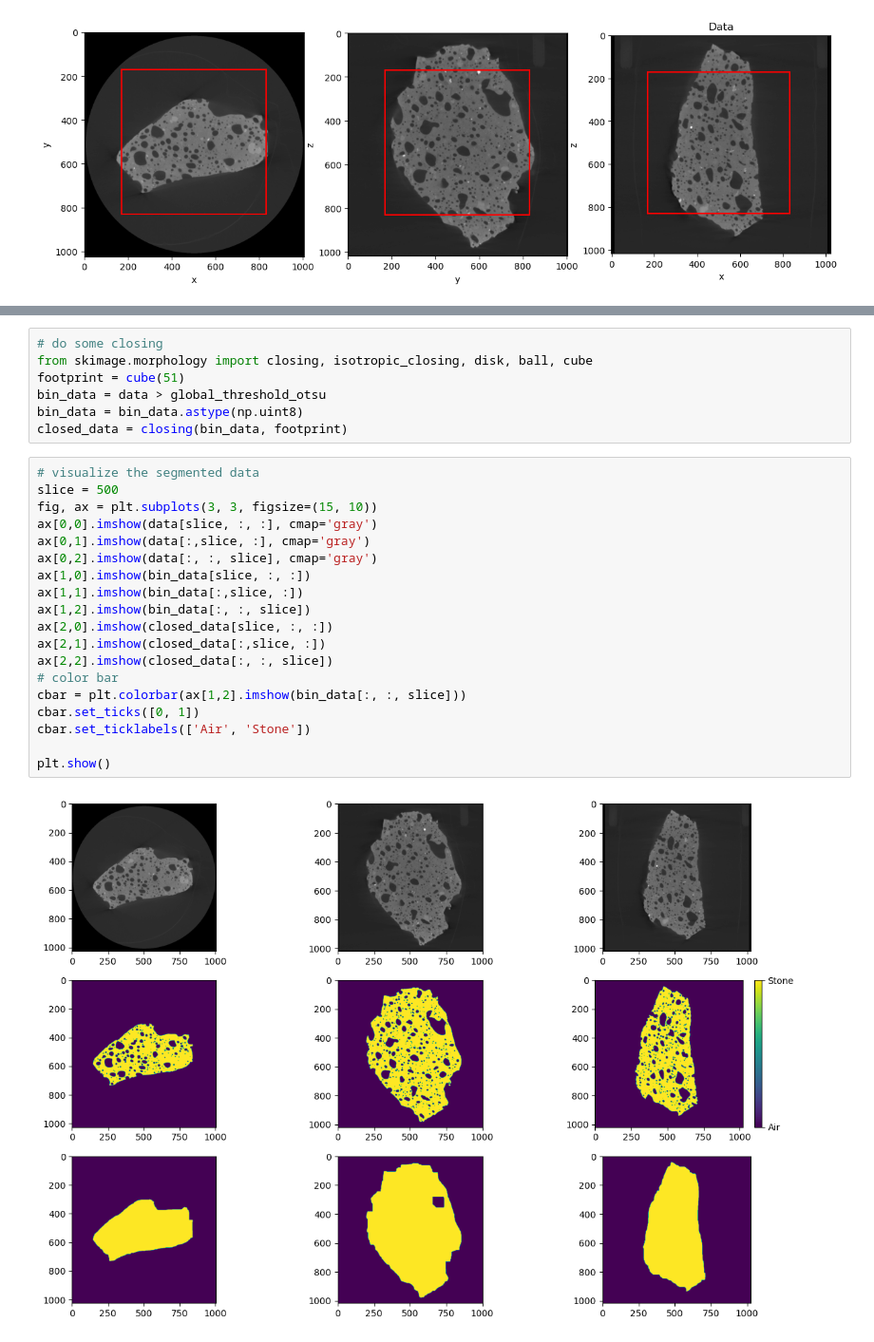
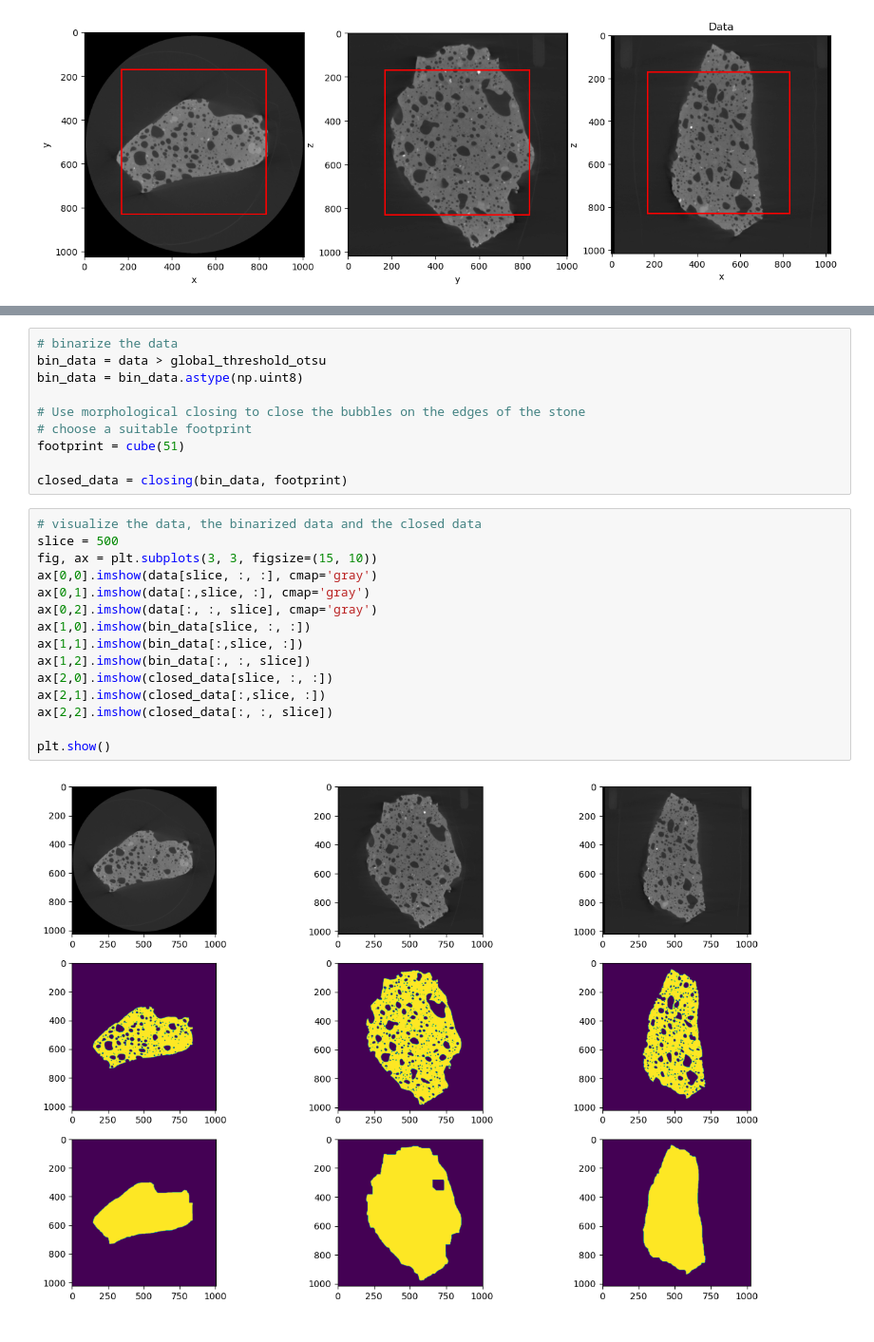
Before and after one commit to s185231/HPC3D_project, a Jupyter notebook: code/get_mask.ipynb, the cells around one changed output, grey strips where cells are left out. Shown at 95% size. Drawn from its saved outputs; the diff is of its cells as text.

```diff
--- a/code/get_mask.ipynb
+++ b/code/get_mask.ipynb
@@ -114,31 +101,30 @@ segmented_data[data_krystal] = 2
-# %%
-# do some closing
-from skimage.morphology import closing, isotropic_closing, disk, ball, cube
-footprint = cube(51)
-bin_data = data > global_threshold_otsu
-bin_data = bin_data.astype(np.uint8)
-closed_data = closing(bin_data, footprint)
+# %%
+# binarize the data
+bin_data = data > global_threshold_otsu
+bin_data = bin_data.astype(np.uint8)
+
+# Use morphological closing to close the bubbles on the edges of the stone
+# choose a suitable footprint
+footprint = cube(51)
+
+closed_data = closing(bin_data, footprint)
 # %%
-# visualize the segmented data
+# visualize the data, the binarized data and the closed data
 slice = 500
 fig, ax = plt.subplots(3, 3, figsize=(15, 10))
 ax[0,0].imshow(data[slice, :, :], cmap='gray')
 ax[0,1].imshow(data[:,slice, :], cmap='gray')
 ax[0,2].imshow(data[:, :, slice], cmap='gray')
 ax[1,0].imshow(bin_data[slice, :, :])
 ax[1,1].imshow(bin_data[:,slice, :])
 ax[1,2].imshow(bin_data[:, :, slice])
 ax[2,0].imshow(closed_data[slice, :, :])
 ax[2,1].imshow(closed_data[:,slice, :])
 ax[2,2].imshow(closed_data[:, :, slice])
-# color bar
-cbar = plt.colorbar(ax[1,2].imshow(bin_data[:, :, slice]))
-cbar.set_ticks([0, 1])
-cbar.set_ticklabels(['Air', 'Stone'])
 
 plt.show()
 # %% [output]
-[figure, old version]
+[figure, new version]
 # %%
 # save the bin data
 file_name = 'bin_data.tiff'
```
Also changed, not shown: parts of 5 cells of this notebook, 1 other file.
